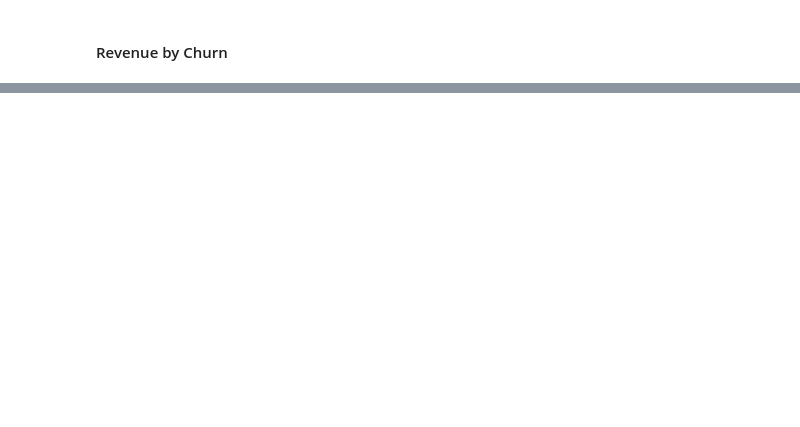
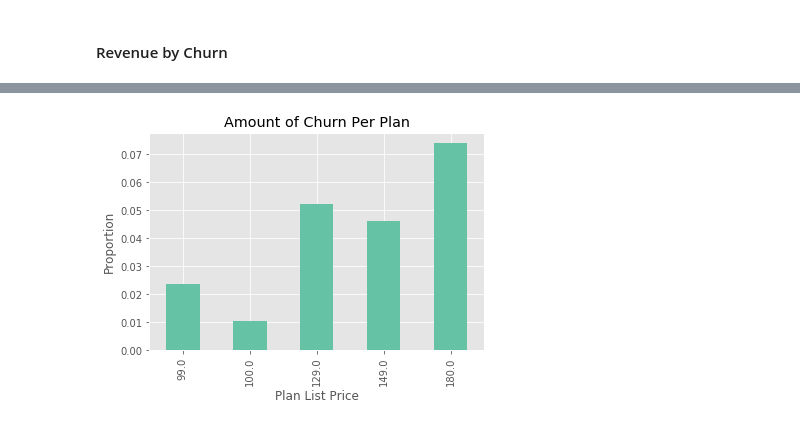
Before and after one commit to sitathomas/NYCDSA_Hackathon_Oct_2020, a Jupyter notebook: Sita/Revenue_EDA.ipynb, the cells around one changed output, grey strips where cells are left out. Cells and saved outputs as stored; diff of their text form; code cells hidden in the pictures; blank space fills up the shorter version.

```diff
--- a/Sita/Revenue_EDA.ipynb
+++ b/Sita/Revenue_EDA.ipynb
@@ -307,0 +334,8 @@ plans.is_churn_percent.plot(kind='bar', title='Percent of Churn Per Plan',
+# %%
+ax = plans.is_churn_percent.plot(title='Amount of Churn Per Plan',
+                                 kind='bar', grid=True, colormap='Set2')
+ax.set_xlabel('Plan List Price')
+ax.set_ylabel('Proportion')
+plt.savefig('../images/amount_churn_plan.png', bbox_inches = "tight");
+# %% [output]
+[figure, added]
```
Also changed, not shown: parts of 24 cells of this notebook.
